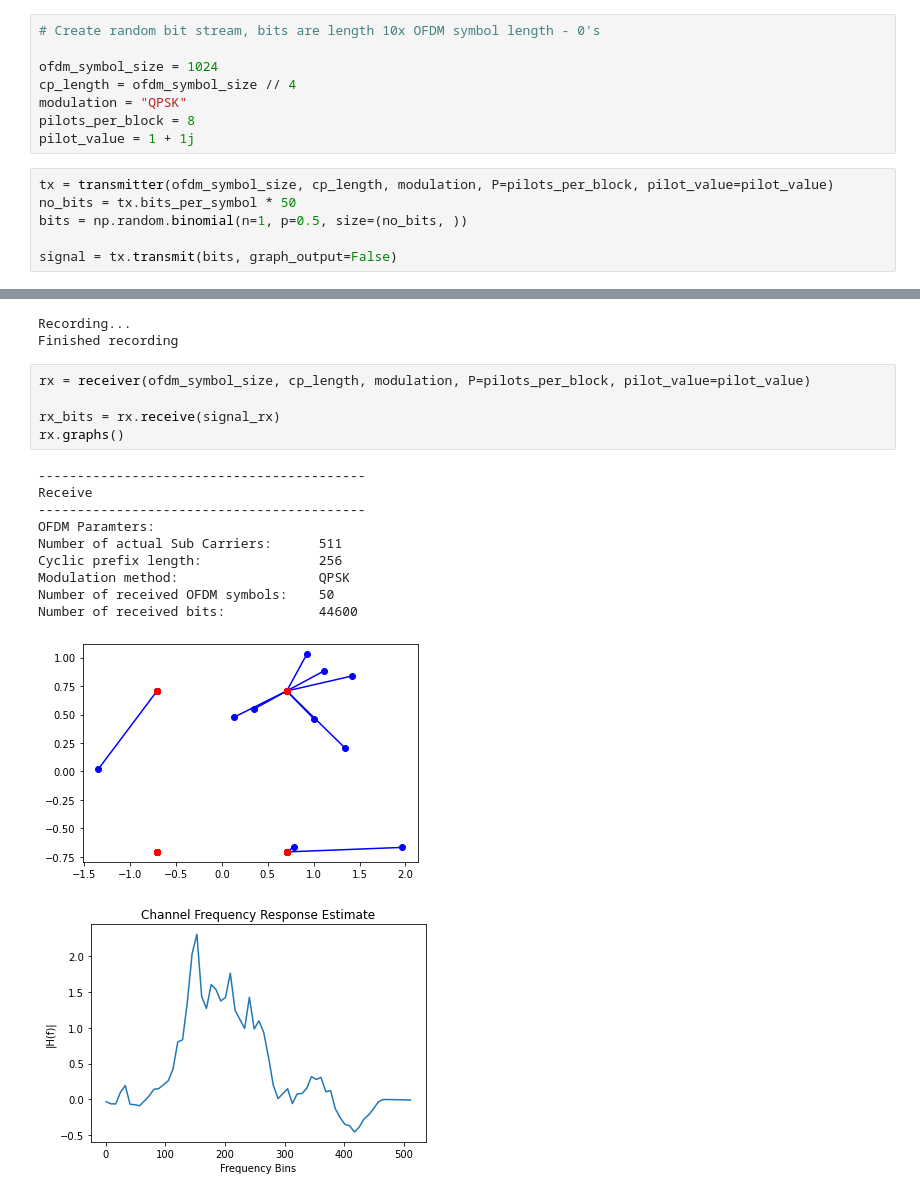
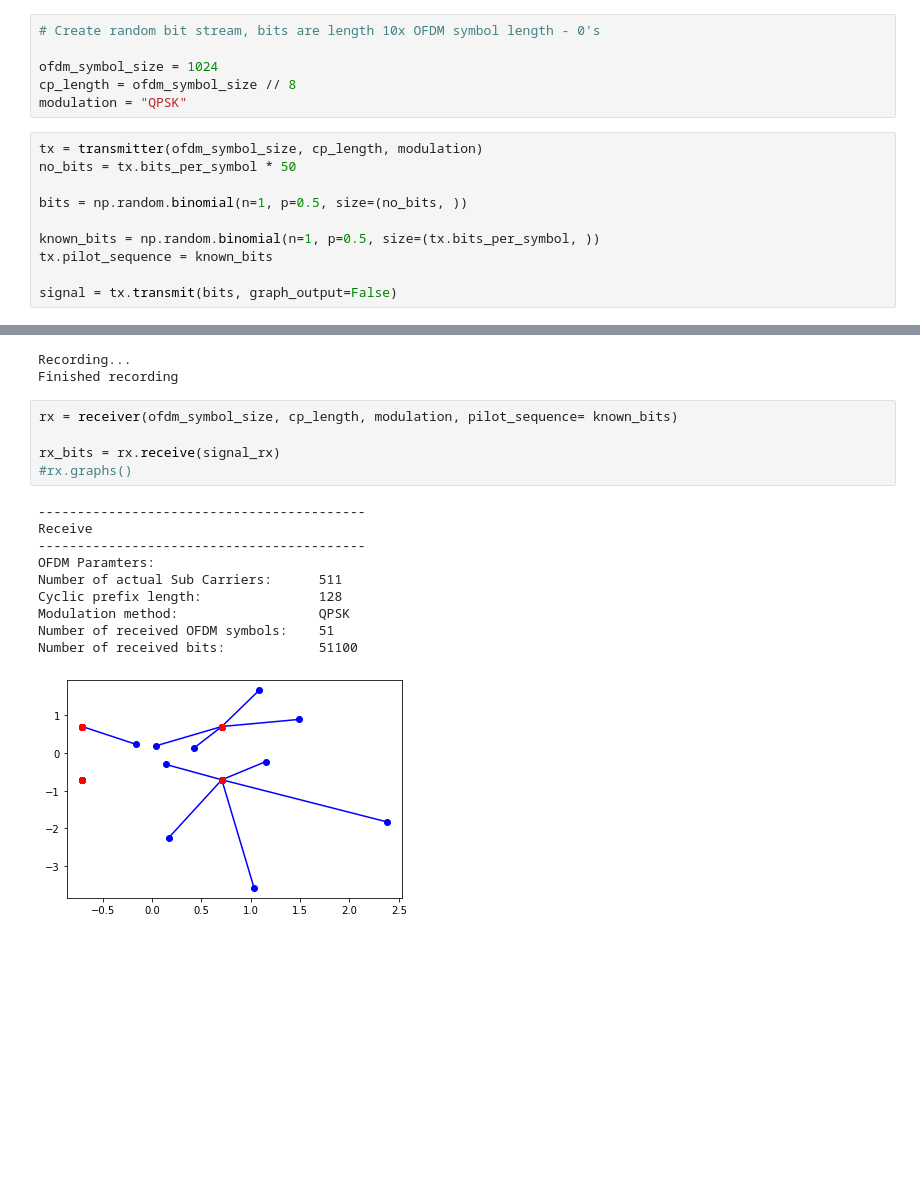
Before and after one commit to adamg-97/GF3-audio-modem, a Jupyter notebook: Audio.ipynb, the cells around one changed output, grey strips where cells are left out. Drawn from its saved outputs; the diff is of its cells as text; blank space fills up the shorter version.

Commit message:
Started on Week 2 challenge and updated to transmit known data at start like other groups rather than pilots

```diff
--- a/Audio.ipynb
+++ b/Audio.ipynb
@@ -5,15 +5,17 @@ from OFDM import *
 # Create random bit stream, bits are length 10x OFDM symbol length - 0's
 
 ofdm_symbol_size = 1024
-cp_length = ofdm_symbol_size // 4
+cp_length = ofdm_symbol_size // 8
 modulation = "QPSK"
-pilots_per_block = 8
-pilot_value = 1 + 1j
 # %%
-tx = transmitter(ofdm_symbol_size, cp_length, modulation, P=pilots_per_block, pilot_value=pilot_value)
+tx = transmitter(ofdm_symbol_size, cp_length, modulation)
 no_bits = tx.bits_per_symbol * 50
+
 bits = np.random.binomial(n=1, p=0.5, size=(no_bits, ))
 
+known_bits = np.random.binomial(n=1, p=0.5, size=(tx.bits_per_symbol, ))
+tx.pilot_sequence = known_bits
+
 signal = tx.transmit(bits, graph_output=False)
 # %% [output]
 ------------------------------------------
@@ -37,19 +38,18 @@ signal_rx = play_record(signal, tx.fs)
 Recording...
 Finished recording
 # %%
-rx = receiver(ofdm_symbol_size, cp_length, modulation, P=pilots_per_block, pilot_value=pilot_value)
+rx = receiver(ofdm_symbol_size, cp_length, modulation, pilot_sequence= known_bits)
 
 rx_bits = rx.receive(signal_rx)
-rx.graphs()
+#rx.graphs()
 # %% [output]
 ------------------------------------------
 Receive
 ------------------------------------------
 OFDM Paramters:
 Number of actual Sub Carriers:      511
-Cyclic prefix length:               256
+Cyclic prefix length:               128
 Modulation method:                  QPSK
-Number of received OFDM symbols:    50
-Number of received bits:            44600
+Number of received OFDM symbols:    51
+Number of received bits:            51100
-[figure, old version]
+[figure, new version]
-[figure, removed]
```
Also changed, not shown: parts of 7 cells of this notebook, 13 other files.
